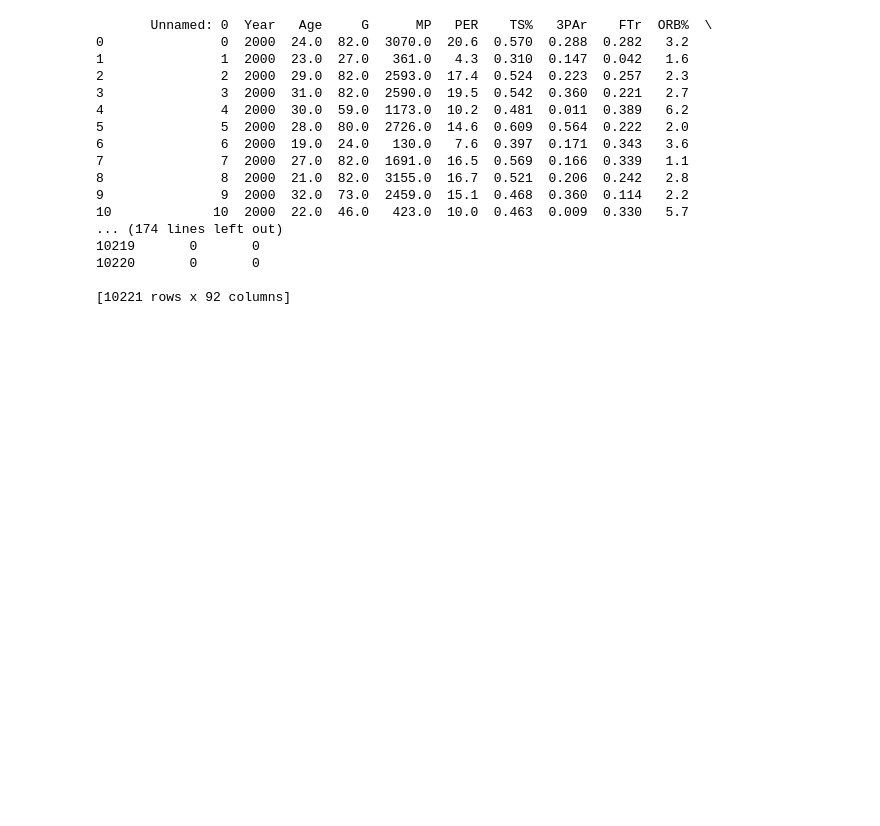
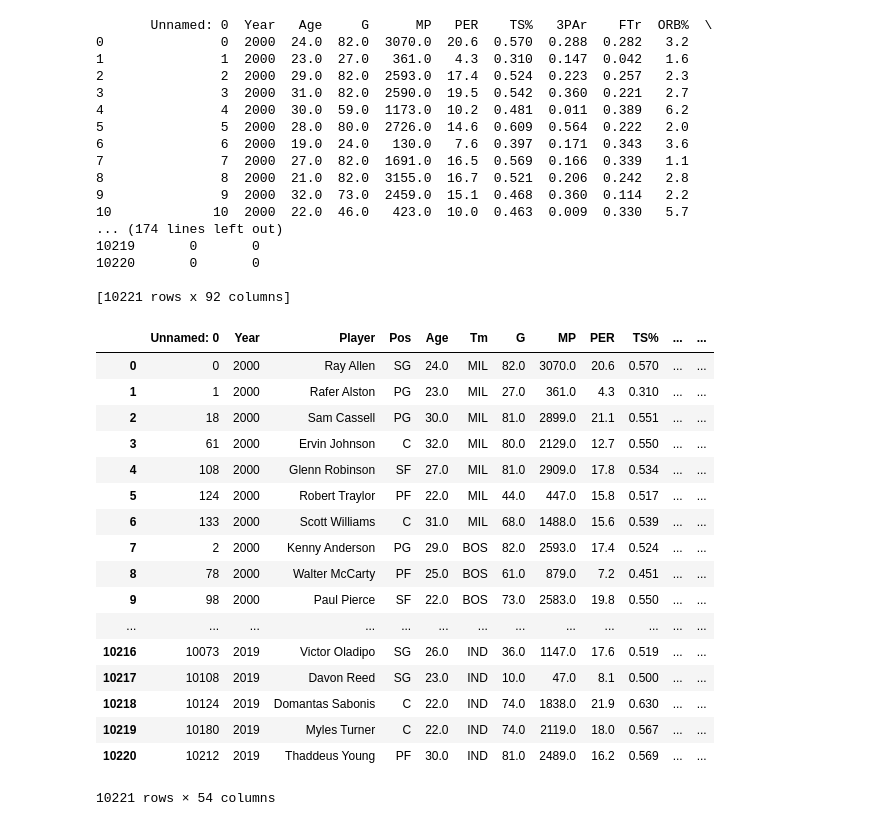
Before and after one commit to Patricklomp/nbasalaries, a Jupyter notebook: Prediction.ipynb, the cells around one changed output. Cells and saved outputs as stored; diff of their text form; code cells hidden in the pictures; blank space fills up the shorter version.

```diff
--- a/Prediction.ipynb
+++ b/Prediction.ipynb
@@ -55,3 +52,30 @@ rf = RandomForestClassifier(n_estimators=100, max_depth=4,random_state=0).fit(X_
 rayAllen = data_dum[data_dum["Player"] == "Kobe Bryant"]
 rayAllen = rayAllen.drop(columns=["Player", "Salaries"])
 rayAllen_pred = rf.predict(rayAllen)
+# %%
+teams = salary_df[["Tm", "Year", "Salaries"]]
+teams = teams.groupby(["Tm", "Year"]).sum()
+teams.rename(columns={'Salaries':'Teamcap'}, inplace=True)
+test = pd.merge(left=salary_df, right=teams, left_on=["Tm", "Year"], right_on=["Tm", "Year"])
+test['Wage%'] = round(test['Salaries'] / test['Teamcap'] * 100, 2)
+# %%
+test
+# %% [output]
+|  | Unnamed: 0 | Year | Player | Pos | Age | Tm | G | MP | PER | TS% | ... | ... |
+| 0 | 0 | 2000 | Ray Allen | SG | 24.0 | MIL | 82.0 | 3070.0 | 20.6 | 0.570 | ... | ... |
+| 1 | 1 | 2000 | Rafer Alston | PG | 23.0 | MIL | 27.0 | 361.0 | 4.3 | 0.310 | ... | ... |
+| 2 | 18 | 2000 | Sam Cassell | PG | 30.0 | MIL | 81.0 | 2899.0 | 21.1 | 0.551 | ... | ... |
+| 3 | 61 | 2000 | Ervin Johnson | C | 32.0 | MIL | 80.0 | 2129.0 | 12.7 | 0.550 | ... | ... |
+| 4 | 108 | 2000 | Glenn Robinson | SF | 27.0 | MIL | 81.0 | 2909.0 | 17.8 | 0.534 | ... | ... |
+| 5 | 124 | 2000 | Robert Traylor | PF | 22.0 | MIL | 44.0 | 447.0 | 15.8 | 0.517 | ... | ... |
+| 6 | 133 | 2000 | Scott Williams | C | 31.0 | MIL | 68.0 | 1488.0 | 15.6 | 0.539 | ... | ... |
+| 7 | 2 | 2000 | Kenny Anderson | PG | 29.0 | BOS | 82.0 | 2593.0 | 17.4 | 0.524 | ... | ... |
+| 8 | 78 | 2000 | Walter McCarty | PF | 25.0 | BOS | 61.0 | 879.0 | 7.2 | 0.451 | ... | ... |
+| 9 | 98 | 2000 | Paul Pierce | SF | 22.0 | BOS | 73.0 | 2583.0 | 19.8 | 0.550 | ... | ... |
+| ... | ... | ... | ... | ... | ... | ... | ... | ... | ... | ... | ... | ... |
+| 10216 | 10073 | 2019 | Victor Oladipo | SG | 26.0 | IND | 36.0 | 1147.0 | 17.6 | 0.519 | ... | ... |
+| 10217 | 10108 | 2019 | Davon Reed | SG | 23.0 | IND | 10.0 | 47.0 | 8.1 | 0.500 | ... | ... |
+| 10218 | 10124 | 2019 | Domantas Sabonis | C | 22.0 | IND | 74.0 | 1838.0 | 21.9 | 0.630 | ... | ... |
+| 10219 | 10180 | 2019 | Myles Turner | C | 22.0 | IND | 74.0 | 2119.0 | 18.0 | 0.567 | ... | ... |
+| 10220 | 10212 | 2019 | Thaddeus Young | PF | 30.0 | IND | 81.0 | 2489.0 | 16.2 | 0.569 | ... | ... |
+10221 rows × 54 columns
```
Also changed, not shown: parts of 1 cell of this notebook.
